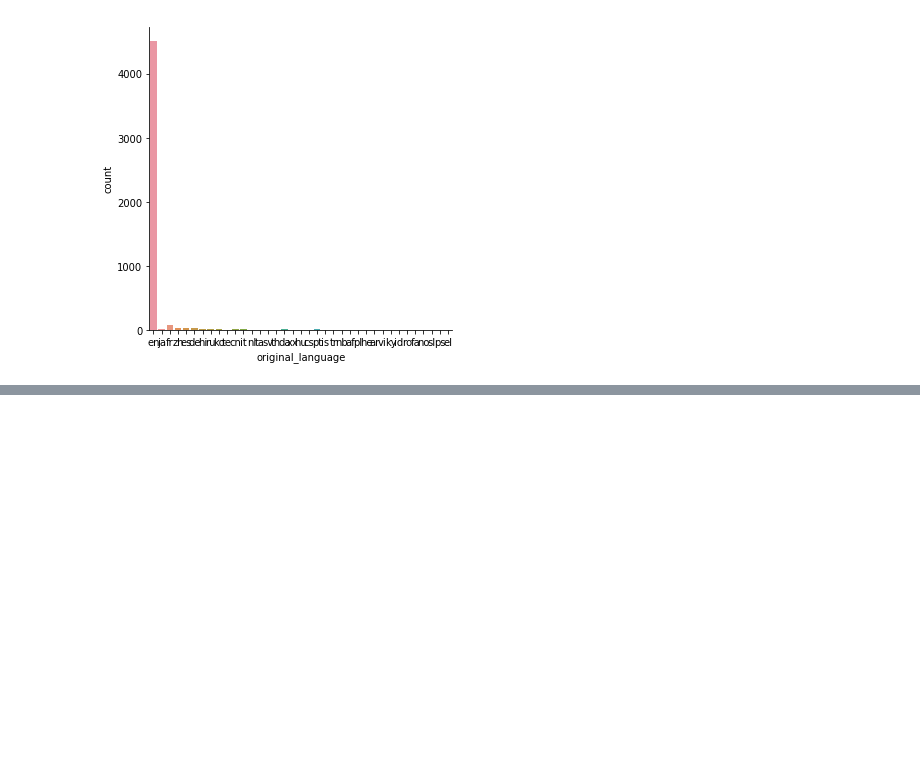
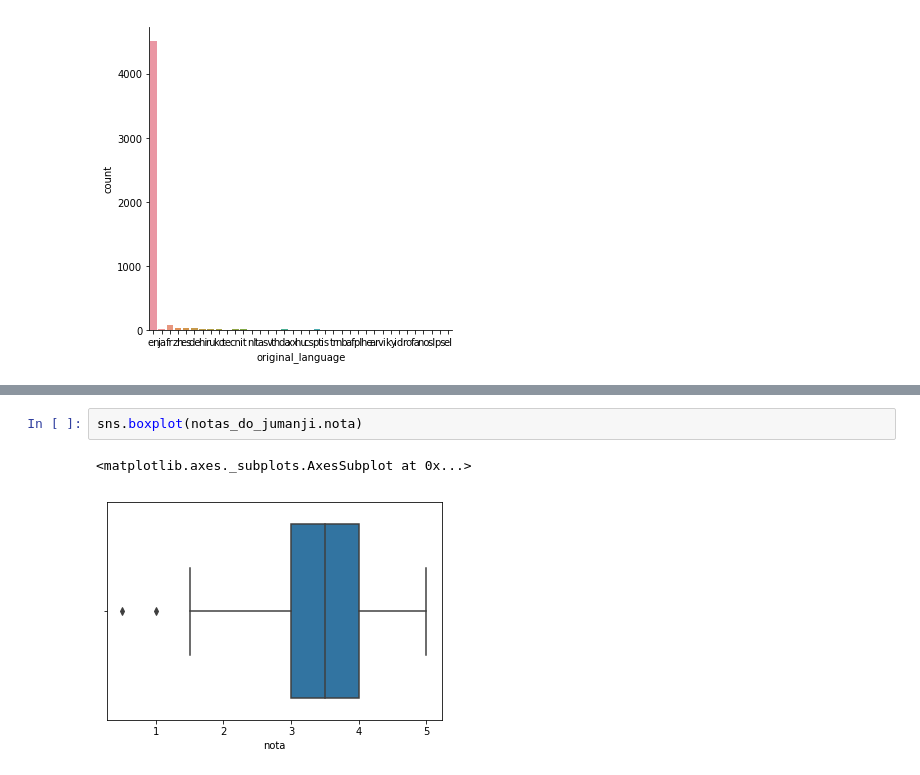
Before and after one commit to klysman08/Data-science-e-Machine-Learning, a Jupyter notebook: Data_Science_Primeiros_passos.ipynb, the cells around one changed output, grey strips where cells are left out. Drawn from its saved outputs; the diff is of its cells as text; blank space fills up the shorter version.

```diff
--- a/Data_Science_Primeiros_passos.ipynb
+++ b/Data_Science_Primeiros_passos.ipynb
@@ -289,0 +334,5 @@ ValueError: ignored
+# %%
+sns.boxplot(notas_do_jumanji.nota)
+# %% [output]
+<matplotlib.axes._subplots.AxesSubplot at 0x...>
+[figure, added]
```
Also changed, not shown: parts of 23 cells of this notebook.
